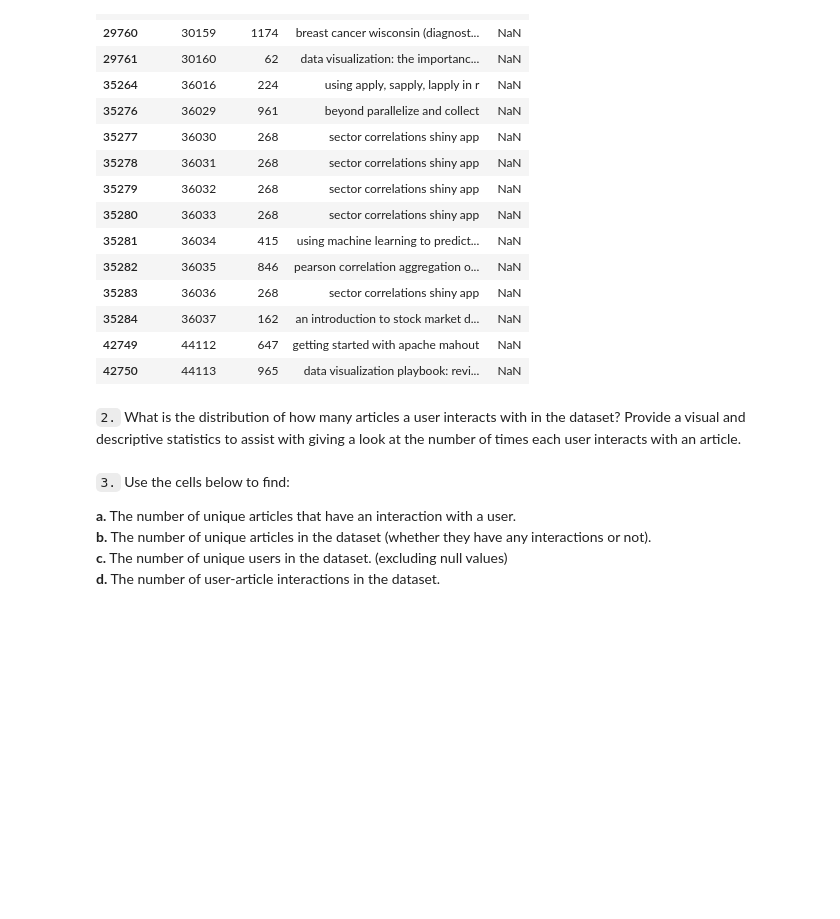
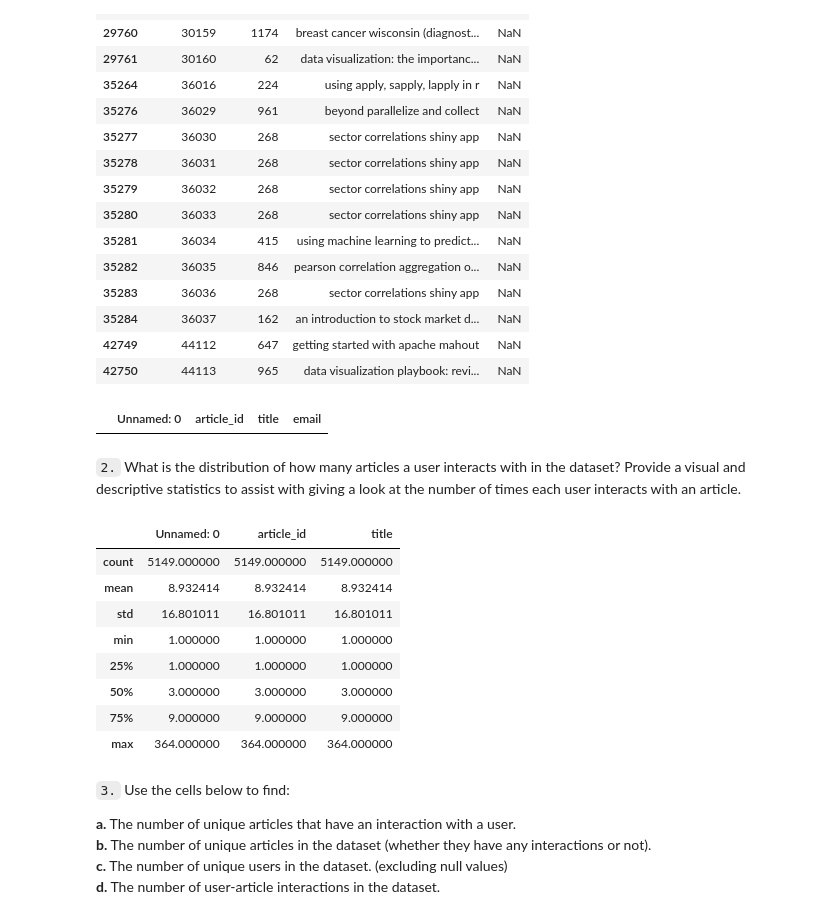
Before and after one commit to sknevhal/dsnd-recommendation-systems-project, a Jupyter notebook: starter/Recommendations_with_IBM.ipynb, the cells around one changed output. Cells and saved outputs as stored; diff of their text form; code cells hidden in the pictures; blank space fills up the shorter version.

```diff
--- a/starter/Recommendations_with_IBM.ipynb
+++ b/starter/Recommendations_with_IBM.ipynb
@@ -83,13 +82,27 @@ df[df.email.isna()]
 | 42750 | 44113 | 965 | data visualization playbook: revi... | NaN |
 # %%
 # Fill email NaNs with "unknown_user"
+df.email = df.email.fillna("unknown_user")
 # %%
 # Check if no more NaNs
 df[df.email.isna()]
+# %% [output]
+|  | Unnamed: 0 | article_id | title | email |
 # %% [markdown]
 `2.` What is the distribution of how many articles a user interacts with in the dataset?  Provide a visual and descriptive statistics to assist with giving a look at the number of times each user interacts with an article.
 # %%
 # What are the descriptive statistics of the number of articles a user interacts with?
+df.groupby('email').count().describe()
+# %% [output]
+|  | Unnamed: 0 | article_id | title |
+| count | 5149.000000 | 5149.000000 | 5149.000000 |
+| mean | 8.932414 | 8.932414 | 8.932414 |
+| std | 16.801011 | 16.801011 | 16.801011 |
+| min | 1.000000 | 1.000000 | 1.000000 |
+| 25% | 1.000000 | 1.000000 | 1.000000 |
+| 50% | 3.000000 | 3.000000 | 3.000000 |
+| 75% | 9.000000 | 9.000000 | 9.000000 |
+| max | 364.000000 | 364.000000 | 364.000000 |
 # %%
 # Create a plot of the number of articles read by each user
 
```
Also changed, not shown: parts of 1 cell of this notebook, 2 other files.
